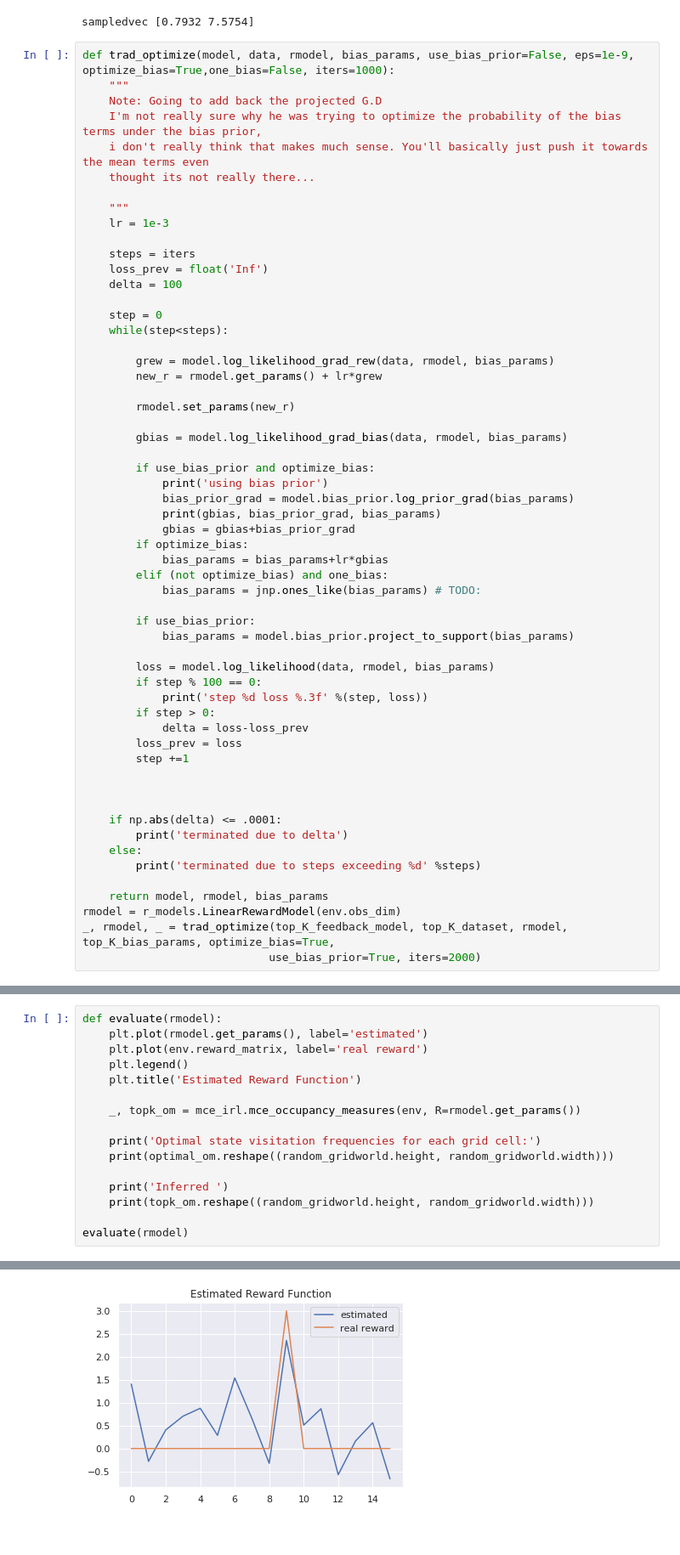
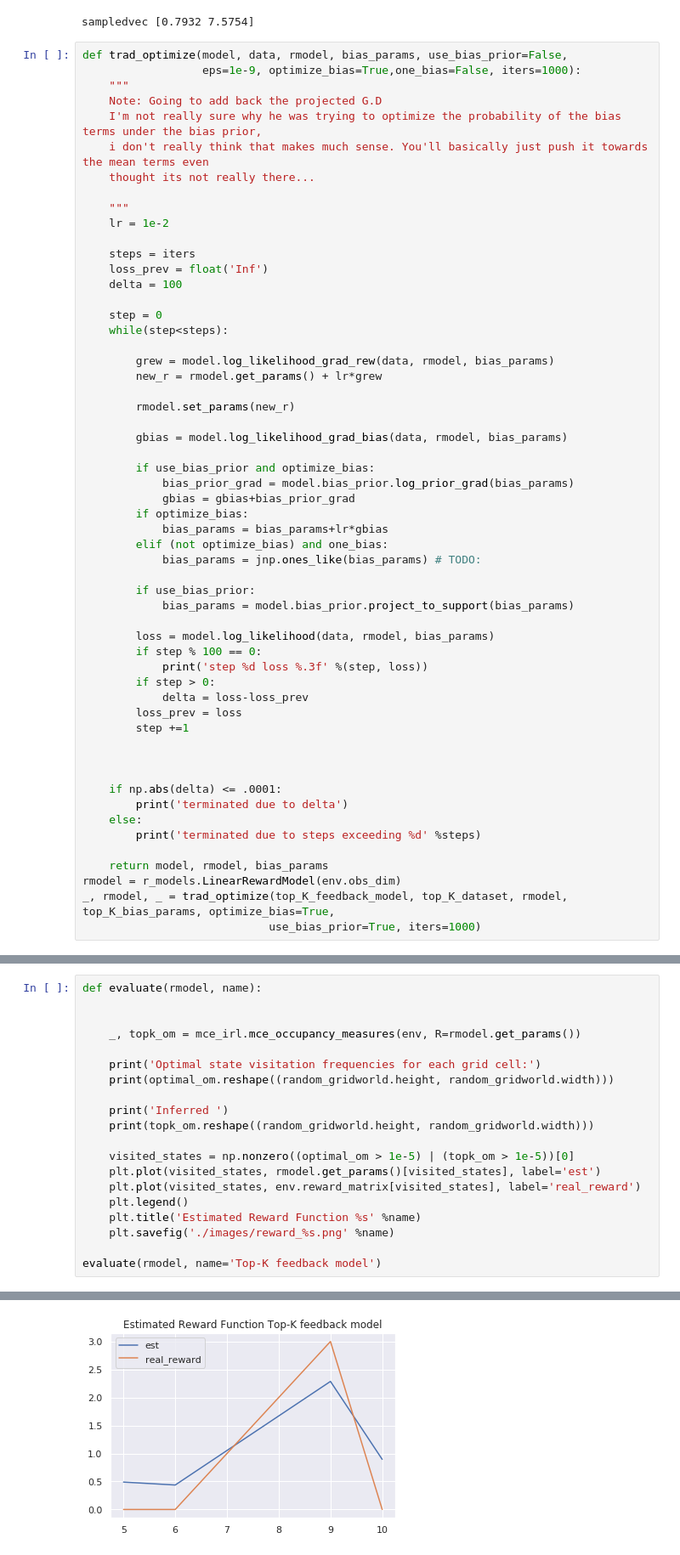
Before and after one commit to qxcv/bootstrapping-bias-learning, a Jupyter notebook: multi_learn.ipynb, the cells around one changed output, grey strips where cells are left out. Shown: that part at 85% size. Cells and saved outputs as stored; diff of their text form.

```diff
--- a/multi_learn.ipynb
+++ b/multi_learn.ipynb
@@ -156,7 +156,8 @@ rng, top_K_bias_params = top_K_feedback_model.init_bias_params(rng)
 # %% [output]
 sampledvec [0.7932 7.5754]
 # %%
-def trad_optimize(model, data, rmodel, bias_params, use_bias_prior=False, eps=1e-9, optimize_bias=True,one_bias=False, iters=1000):
+def trad_optimize(model, data, rmodel, bias_params, use_bias_prior=False,
+                  eps=1e-9, optimize_bias=True,one_bias=False, iters=1000):
     """
     Note: Going to add back the projected G.D
     I'm not really sure why he was trying to optimize the probability of the bias terms under the bias prior,
@@ -164,7 +165,7 @@ def trad_optimize(model, data, rmodel, bias_params, use_bias_prior=False, eps=1e
     thought its not really there...
 
     """
-    lr = 1e-3
+    lr = 1e-2
 
     steps = iters
     loss_prev = float('Inf')
@@ -181,9 +182,7 @@ def trad_optimize(model, data, rmodel, bias_params, use_bias_prior=False, eps=1e
         gbias = model.log_likelihood_grad_bias(data, rmodel, bias_params)
 
         if use_bias_prior and optimize_bias:
-            print('using bias prior')
             bias_prior_grad = model.bias_prior.log_prior_grad(bias_params)
-            print(gbias, bias_prior_grad, bias_params)
             gbias = gbias+bias_prior_grad
         if optimize_bias:
             bias_params = bias_params+lr*gbias
@@ -211,5 +210,5 @@ def trad_optimize(model, data, rmodel, bias_params, use_bias_prior=False, eps=1e
     return model, rmodel, bias_params
 rmodel = r_models.LinearRewardModel(env.obs_dim)
 _, rmodel, _ = trad_optimize(top_K_feedback_model, top_K_dataset, rmodel, top_K_bias_params, optimize_bias=True,
-                            use_bias_prior=True, iters=2000)
+                            use_bias_prior=True, iters=1000)
 # %% [output]
@@ -232,10 +225,7 @@ using bias prior
 terminated due to delta
 # %%
-def evaluate(rmodel):
-    plt.plot(rmodel.get_params(), label='estimated')
-    plt.plot(env.reward_matrix, label='real reward')
-    plt.legend()
-    plt.title('Estimated Reward Function')
+def evaluate(rmodel, name):
+
 
     _, topk_om = mce_irl.mce_occupancy_measures(env, R=rmodel.get_params())
 
@@ -245,7 +235,14 @@ def evaluate(rmodel):
     print('Inferred ')
     print(topk_om.reshape((random_gridworld.height, random_gridworld.width)))
 
-evaluate(rmodel)
+    visited_states = np.nonzero((optimal_om > 1e-5) | (topk_om > 1e-5))[0]
+    plt.plot(visited_states, rmodel.get_params()[visited_states], label='est')
+    plt.plot(visited_states, env.reward_matrix[visited_states], label='real_reward')
+    plt.legend()
+    plt.title('Estimated Reward Function %s' %name)
+    plt.savefig('./images/reward_%s.png' %name)
+
+evaluate(rmodel, name='Top-K feedback model')
 # %% [output]
 Optimal state visitation frequencies for each grid cell:
 [[0.     0.     0.     0.    ]
@@ -259,5 +256,5 @@ Inferred
  [0.     0.     0.     0.    ]]
-[figure, old version]
+[figure, new version]
 # %%
 pc_feedback_model = fbl_paired_comp.PairedCompFeedbackModel(env)
 rng, pc_bias_params = pc_feedback_model.init_bias_params(rng)
```
Also changed, not shown: parts of 41 cells of this notebook, 1 other file.
